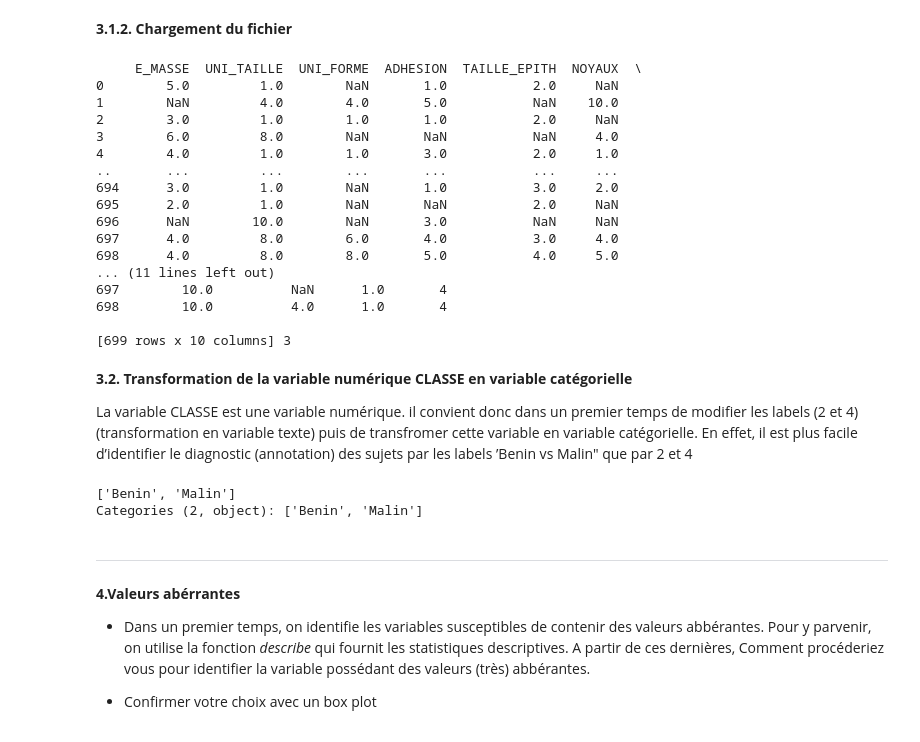
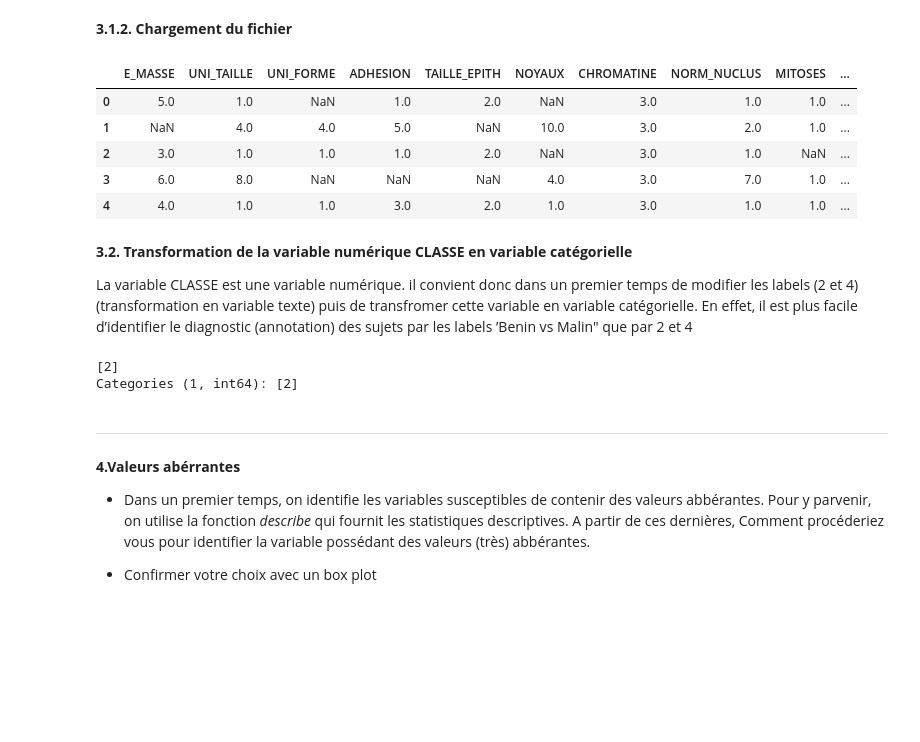
Before and after one commit to Aubert-Antoine/EL_3019-Data_Sciences, a Jupyter notebook: TP1 Missing Data/MISS_DATA_TODO.ipynb, the cells around one changed output. Drawn from its saved outputs; the diff is of its cells as text; code cells hidden in the pictures; blank space fills up the shorter version.

```diff
--- a/TP1 Missing Data/MISS_DATA_TODO.ipynb
+++ b/TP1 Missing Data/MISS_DATA_TODO.ipynb
@@ -115,28 +120,18 @@ manquantes dans un dataframe pour effectuer un diagnostic MAR/MCAR
 # %%
 file = "Breast_MissData.xlsx"
 df   = pd.read_excel(file,header = 0, na_values ='')
 # La première variable correspond à des identifiants: On la supprime
 df   = df.iloc[:,1:]
 # Affichage des 4 premers enregistrements
-print(df,3)
+# print(df,3)
+df.head()
 # %% [output]
-     E_MASSE  UNI_TAILLE  UNI_FORME  ADHESION  TAILLE_EPITH  NOYAUX  \
-0        5.0         1.0        NaN       1.0           2.0     NaN
-1        NaN         4.0        4.0       5.0           NaN    10.0
-2        3.0         1.0        1.0       1.0           2.0     NaN
-3        6.0         8.0        NaN       NaN           NaN     4.0
-4        4.0         1.0        1.0       3.0           2.0     1.0
-..       ...         ...        ...       ...           ...     ...
-694      3.0         1.0        NaN       1.0           3.0     2.0
-695      2.0         1.0        NaN       NaN           2.0     NaN
-696      NaN        10.0        NaN       3.0           NaN     NaN
-697      4.0         8.0        6.0       4.0           3.0     4.0
-698      4.0         8.0        8.0       5.0           4.0     5.0
-... (11 lines left out)
-697        10.0          NaN      1.0       4
-698        10.0          4.0      1.0       4
-
-[699 rows x 10 columns] 3
+|  | E_MASSE | UNI_TAILLE | UNI_FORME | ADHESION | TAILLE_EPITH | NOYAUX | CHROMATINE | NORM_NUCLUS | MITOSES | ... |
+| 0 | 5.0 | 1.0 | NaN | 1.0 | 2.0 | NaN | 3.0 | 1.0 | 1.0 | ... |
+| 1 | NaN | 4.0 | 4.0 | 5.0 | NaN | 10.0 | 3.0 | 2.0 | 1.0 | ... |
+| 2 | 3.0 | 1.0 | 1.0 | 1.0 | 2.0 | NaN | 3.0 | 1.0 | NaN | ... |
+| 3 | 6.0 | 8.0 | NaN | NaN | NaN | 4.0 | 3.0 | 7.0 | 1.0 | ... |
+| 4 | 4.0 | 1.0 | 1.0 | 3.0 | 2.0 | 1.0 | 3.0 | 1.0 | 1.0 | ... |
 # %% [markdown]
 **3.2. Transformation de la variable numérique CLASSE en variable catégorielle**
 
@@ -147,19 +142,19 @@ variable en variable catégorielle. En effet, il est plus facile d’identifier
 # %%
 #-> 1. Tranformation des labels de la variable CLASSE  4 devient 'Malin' et 2 devient 'Benin'
 # Creation d'un dictionnaire
-new_lab = ....
+new_lab = {}
 
 #-> 2. remplacement en utilsant la fonction "replace"
-df.replace( .... , inplace = True)
+df.replace( df , inplace = True)
 
 #-> 3. Transformation de la variable classe en variable catégorielle
-df['CLASSE'] = df['CLASSE'].....
+df['CLASSE'] = df['CLASSE'].astype('category')
 
 #-> 4. On vérifie bien que la variable a été transformée
 print(df['CLASSE'].unique())
 # %% [output]
-['Benin', 'Malin']
-Categories (2, object): ['Benin', 'Malin']
+[2]
+Categories (1, int64): [2]
 # %% [markdown]
 ***
 
```
Also changed, not shown: parts of 7 cells of this notebook, 3 other files.
